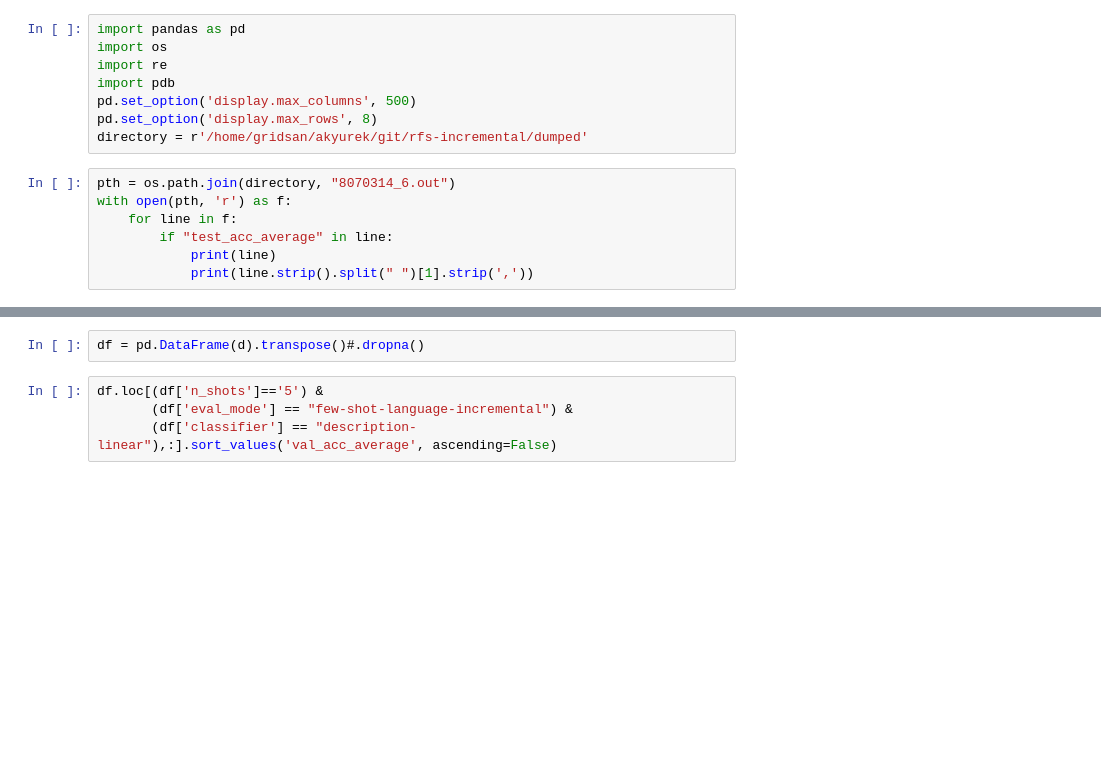
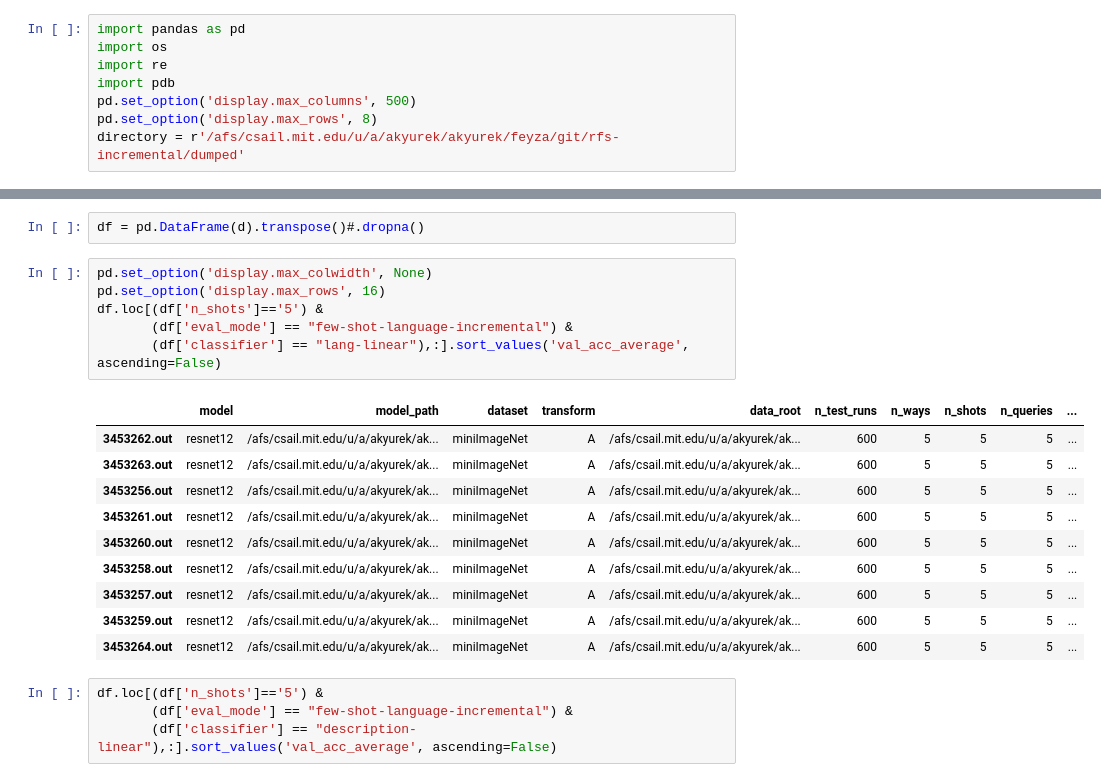
Before and after one commit to feyzaakyurek/subspace-reg, a Jupyter notebook: analyze_results.ipynb, the cells around one changed output, grey strips where cells are left out. Drawn from its saved outputs; the diff is of its cells as text; blank space fills up the shorter version.

```diff
--- a/analyze_results.ipynb
+++ b/analyze_results.ipynb
@@ -5,11 +5,4 @@ import re
 import pdb
 pd.set_option('display.max_columns', 500)
 pd.set_option('display.max_rows', 8)
-directory = r'/home/gridsan/akyurek/git/rfs-incremental/dumped'
+directory = r'/afs/csail.mit.edu/u/a/akyurek/akyurek/feyza/git/rfs-incremental/dumped'
-# %%
-pth = os.path.join(directory, "8070314_6.out")
-with open(pth, 'r') as f:
-    for line in f:
-        if "test_acc_average" in line:
-            print(line)
-            print(line.strip().split(" ")[1].strip(','))
@@ -84,5 +65,22 @@ Reading /home/gridsan/akyurek/git/rfs-incremental/dumped/8030718_28.out.
 # %%
 df = pd.DataFrame(d).transpose()#.dropna()
+# %%
+pd.set_option('display.max_colwidth', None)
+pd.set_option('display.max_rows', 16)
+df.loc[(df['n_shots']=='5') &
+       (df['eval_mode'] == "few-shot-language-incremental") &
+       (df['classifier'] == "lang-linear"),:].sort_values('val_acc_average', ascending=False)
+# %% [output]
+|  | model | model_path | dataset | transform | data_root | n_test_runs | n_ways | n_shots | n_queries | ... |
+| 3453262.out | resnet12 | /afs/csail.mit.edu/u/a/akyurek/ak... | miniImageNet | A | /afs/csail.mit.edu/u/a/akyurek/ak... | 600 | 5 | 5 | 5 | ... |
+| 3453263.out | resnet12 | /afs/csail.mit.edu/u/a/akyurek/ak... | miniImageNet | A | /afs/csail.mit.edu/u/a/akyurek/ak... | 600 | 5 | 5 | 5 | ... |
+| 3453256.out | resnet12 | /afs/csail.mit.edu/u/a/akyurek/ak... | miniImageNet | A | /afs/csail.mit.edu/u/a/akyurek/ak... | 600 | 5 | 5 | 5 | ... |
+| 3453261.out | resnet12 | /afs/csail.mit.edu/u/a/akyurek/ak... | miniImageNet | A | /afs/csail.mit.edu/u/a/akyurek/ak... | 600 | 5 | 5 | 5 | ... |
+| 3453260.out | resnet12 | /afs/csail.mit.edu/u/a/akyurek/ak... | miniImageNet | A | /afs/csail.mit.edu/u/a/akyurek/ak... | 600 | 5 | 5 | 5 | ... |
+| 3453258.out | resnet12 | /afs/csail.mit.edu/u/a/akyurek/ak... | miniImageNet | A | /afs/csail.mit.edu/u/a/akyurek/ak... | 600 | 5 | 5 | 5 | ... |
+| 3453257.out | resnet12 | /afs/csail.mit.edu/u/a/akyurek/ak... | miniImageNet | A | /afs/csail.mit.edu/u/a/akyurek/ak... | 600 | 5 | 5 | 5 | ... |
+| 3453259.out | resnet12 | /afs/csail.mit.edu/u/a/akyurek/ak... | miniImageNet | A | /afs/csail.mit.edu/u/a/akyurek/ak... | 600 | 5 | 5 | 5 | ... |
+| 3453264.out | resnet12 | /afs/csail.mit.edu/u/a/akyurek/ak... | miniImageNet | A | /afs/csail.mit.edu/u/a/akyurek/ak... | 600 | 5 | 5 | 5 | ... |
 # %%
 df.loc[(df['n_shots']=='5') &
        (df['eval_mode'] == "few-shot-language-incremental") &
```
Also changed, not shown: parts of 2 cells of this notebook.
